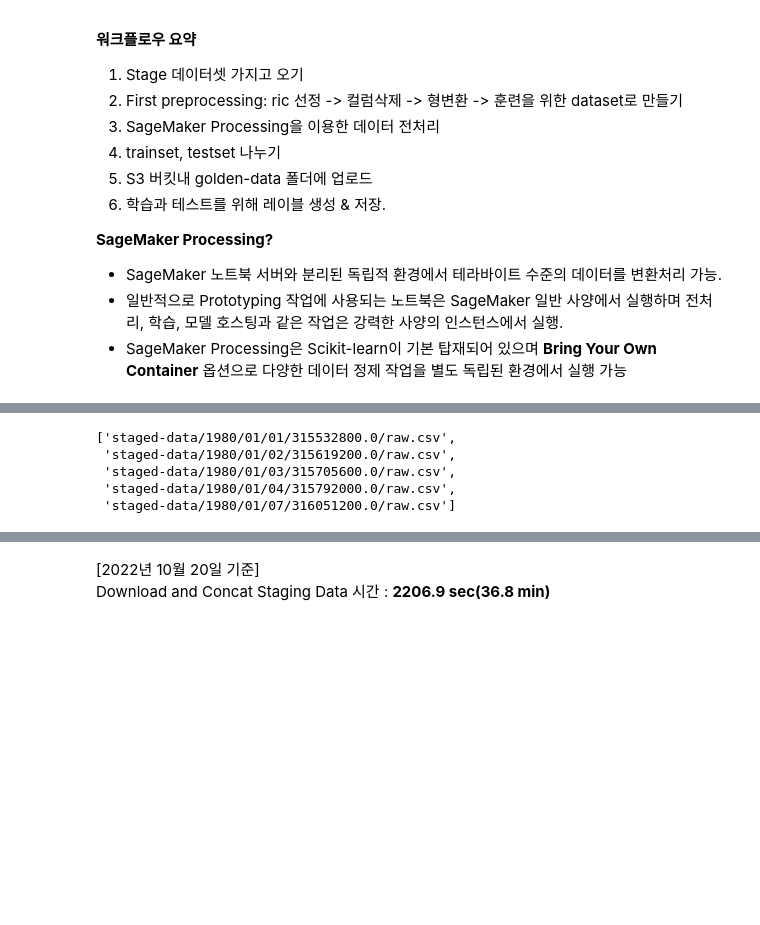
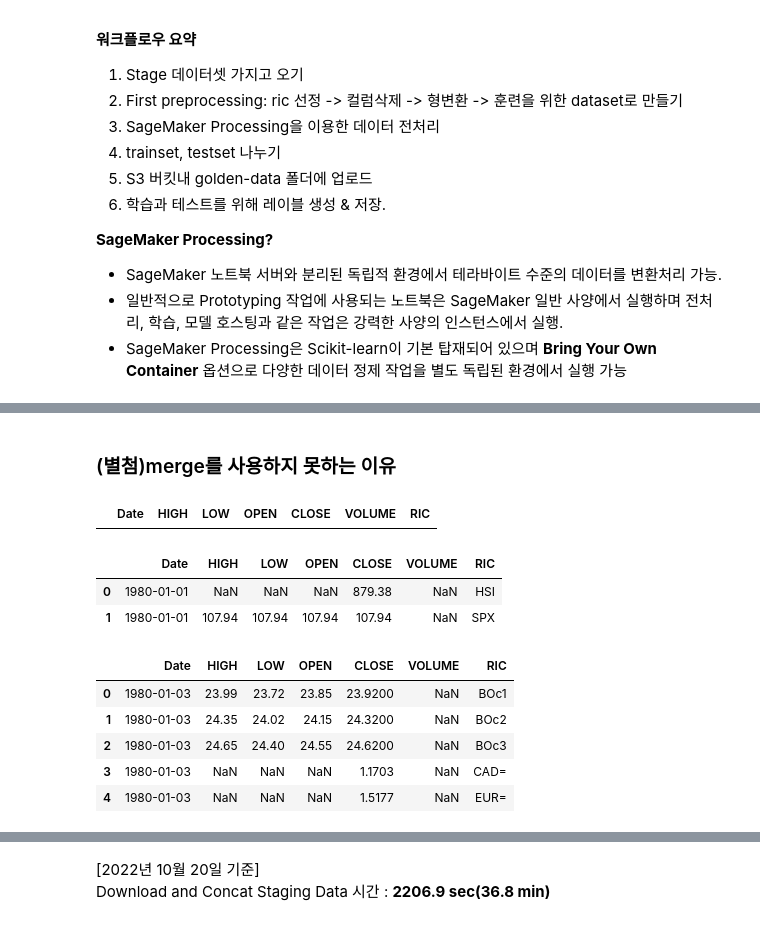
Before and after one commit to gwangjinjeong/palm-oil-price-forecast, a Jupyter notebook: MLOps_Env4palm.ipynb, the cells around one changed output, grey strips where cells are left out. Cells and saved outputs as stored; diff of their text form; code cells hidden in the pictures; blank space fills up the shorter version.

```diff
--- a/MLOps_Env4palm.ipynb
+++ b/MLOps_Env4palm.ipynb
@@ -243,10 +240,0 @@ path_list[:5]
-# %%
-if S3_PATH_STAGE+'/' in path_list:
-    path_list.remove(S3_PATH_STAGE+'/')
-path_list[:5]
-# %% [output]
-['staged-data/1980/01/01/315532800.0/raw.csv',
- 'staged-data/1980/01/02/315619200.0/raw.csv',
- 'staged-data/1980/01/03/315705600.0/raw.csv',
- 'staged-data/1980/01/04/315792000.0/raw.csv',
- 'staged-data/1980/01/07/316051200.0/raw.csv']
@@ -252,0 +247,25 @@ path_list[:5]
+# %% [markdown]
+### (별첨)merge를 사용하지 못하는 이유
+# %%
+test_merge_raw = pd.DataFrame(columns=['Date','HIGH','LOW','OPEN','CLOSE','VOLUME','RIC'])
+test_merge_tmp1 = df_tmp
+test_merge_tmp2 = df_tmp2
+# %%
+test_merge_raw
+# %% [output]
+|  | Date | HIGH | LOW | OPEN | CLOSE | VOLUME | RIC |
+# %%
+test_merge_tmp1.head()
+# %% [output]
+|  | Date | HIGH | LOW | OPEN | CLOSE | VOLUME | RIC |
+| 0 | 1980-01-01 | NaN | NaN | NaN | 879.38 | NaN | HSI |
+| 1 | 1980-01-01 | 107.94 | 107.94 | 107.94 | 107.94 | NaN | SPX |
+# %%
+test_merge_tmp2.head()
+# %% [output]
+|  | Date | HIGH | LOW | OPEN | CLOSE | VOLUME | RIC |
+| 0 | 1980-01-03 | 23.99 | 23.72 | 23.85 | 23.9200 | NaN | BOc1 |
+| 1 | 1980-01-03 | 24.35 | 24.02 | 24.15 | 24.3200 | NaN | BOc2 |
+| 2 | 1980-01-03 | 24.65 | 24.40 | 24.55 | 24.6200 | NaN | BOc3 |
+| 3 | 1980-01-03 | NaN | NaN | NaN | 1.1703 | NaN | CAD= |
+| 4 | 1980-01-03 | NaN | NaN | NaN | 1.5177 | NaN | EUR= |
```
Also changed, not shown: parts of 79 cells of this notebook.
